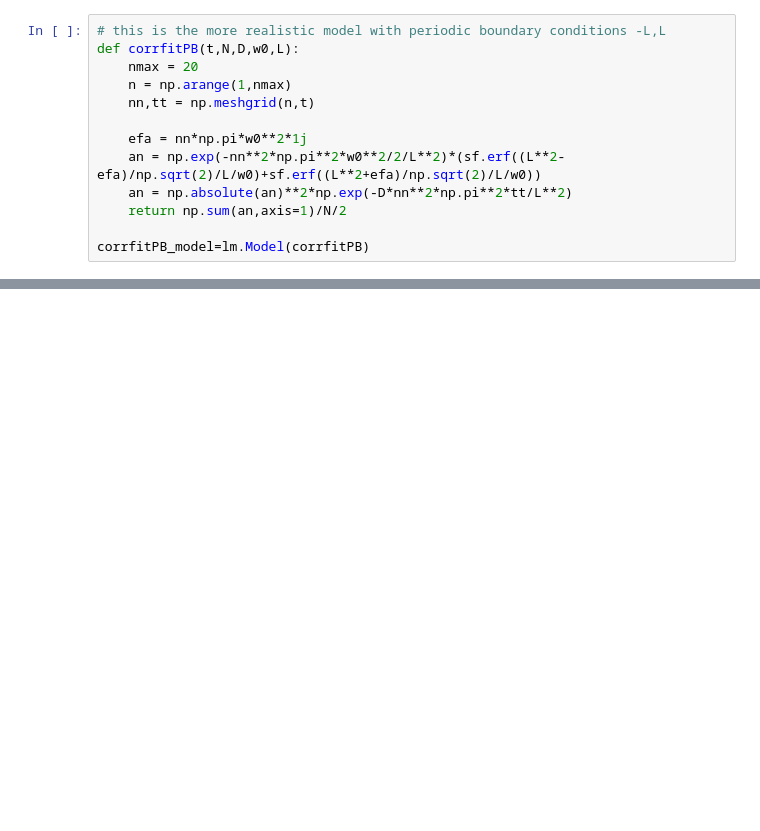
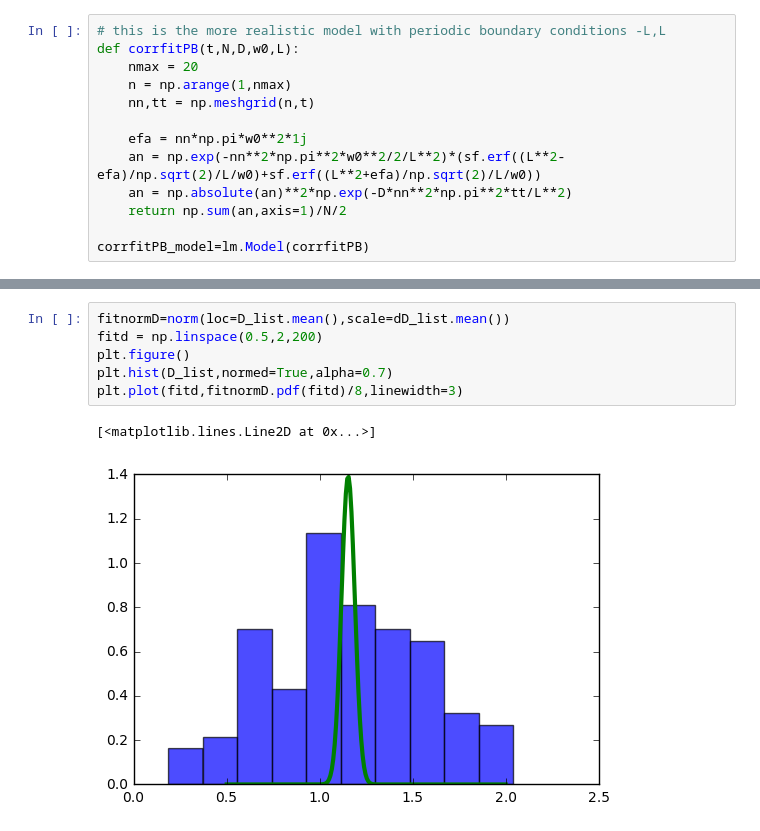
Before and after one commit to hstrey/FCS-simulations, a Jupyter notebook: Analyze FCS curves.ipynb, the cells around one changed output, grey strips where cells are left out. Saved outputs shown, nothing was run; the diff lists cells and outputs as text; blank space fills up the shorter version.

```diff
--- a/Analyze FCS curves.ipynb
+++ b/Analyze FCS curves.ipynb
@@ -99,0 +168,9 @@ print(D_list.mean(),D_list.std(),dD_list.mean())
+# %%
+fitnormD=norm(loc=D_list.mean(),scale=dD_list.mean())
+fitd = np.linspace(0.5,2,200)
+plt.figure()
+plt.hist(D_list,normed=True,alpha=0.7)
+plt.plot(fitd,fitnormD.pdf(fitd)/8,linewidth=3)
+# %% [output]
+[<matplotlib.lines.Line2D at 0x...>]
+[figure, added]
```
Also changed, not shown: parts of 10 cells of this notebook.
